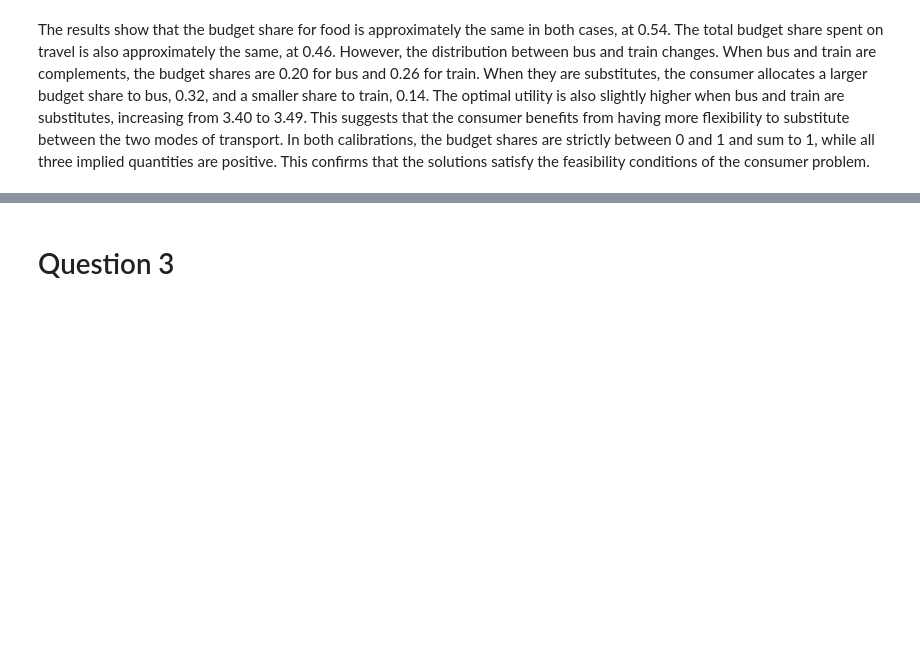
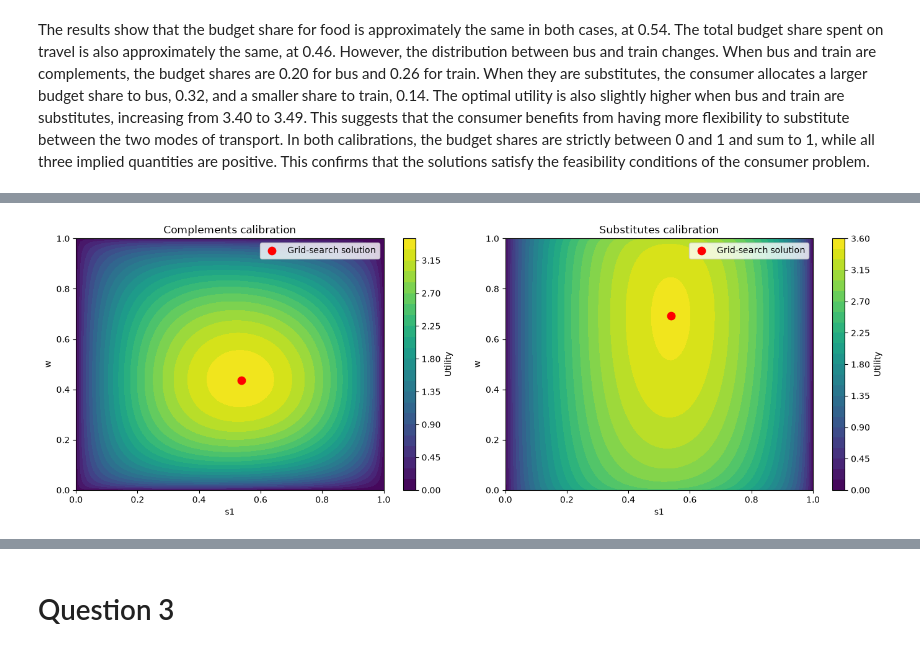
Before and after one commit to NumEconCopenhagen/projects-2025-philippa-ronya, a Jupyter notebook: 02_modelproject/modelproject_eduardo.ipynb, the cells around one changed output, grey strips where cells are left out. Cells and saved outputs as stored; diff of their text form; code cells hidden in the pictures; blank space fills up the shorter version.

```diff
--- a/02_modelproject/modelproject_eduardo.ipynb
+++ b/02_modelproject/modelproject_eduardo.ipynb
@@ -143,0 +337,56 @@ The results show that the budget share for food is approximately the same in bot
+# %%
+# 2.1.4 - plot the two calibrations side by side
+
+fig, axes = plt.subplots(1, 2, figsize=(14, 5))
+
+# Complements calibration
+contour1 = axes[0].contourf(
+    opt_comp.s1_grid,
+    opt_comp.w_grid,
+    opt_comp.u_grid,
+    levels=30
+)
+
+axes[0].scatter(
+    opt_comp.s1,
+    opt_comp.w,
+    color='red',
+    s=80,
+    label='Grid-search solution'
+)
+
+axes[0].set_xlabel('s1')
+axes[0].set_ylabel('w')
+axes[0].set_title('Complements calibration')
+axes[0].legend()
+
+fig.colorbar(contour1, ax=axes[0], label='Utility')
+
+
+# Substitutes calibration
+contour2 = axes[1].contourf(
+    opt_sub.s1_grid,
+    opt_sub.w_grid,
+    opt_sub.u_grid,
+    levels=30
+)
+
+axes[1].scatter(
+    opt_sub.s1,
+    opt_sub.w,
+    color='red',
+    s=80,
+    label='Grid-search solution'
+)
+
+axes[1].set_xlabel('s1')
+axes[1].set_ylabel('w')
+axes[1].set_title('Substitutes calibration')
+axes[1].legend()
+
+fig.colorbar(contour2, ax=axes[1], label='Utility')
+
+plt.tight_layout()
+plt.show()
+# %% [output]
+[figure, added]
```
Also changed, not shown: parts of 41 cells of this notebook.
